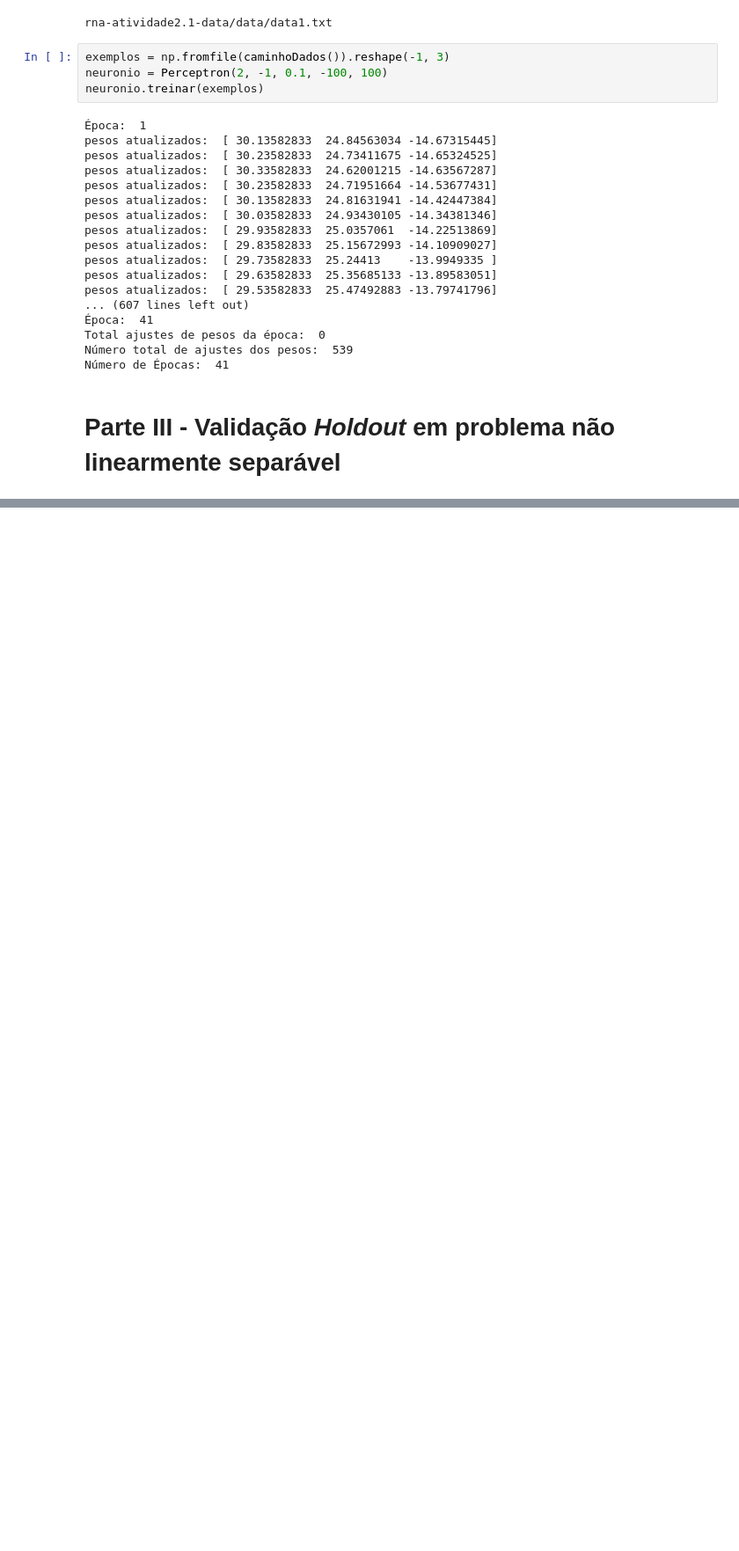
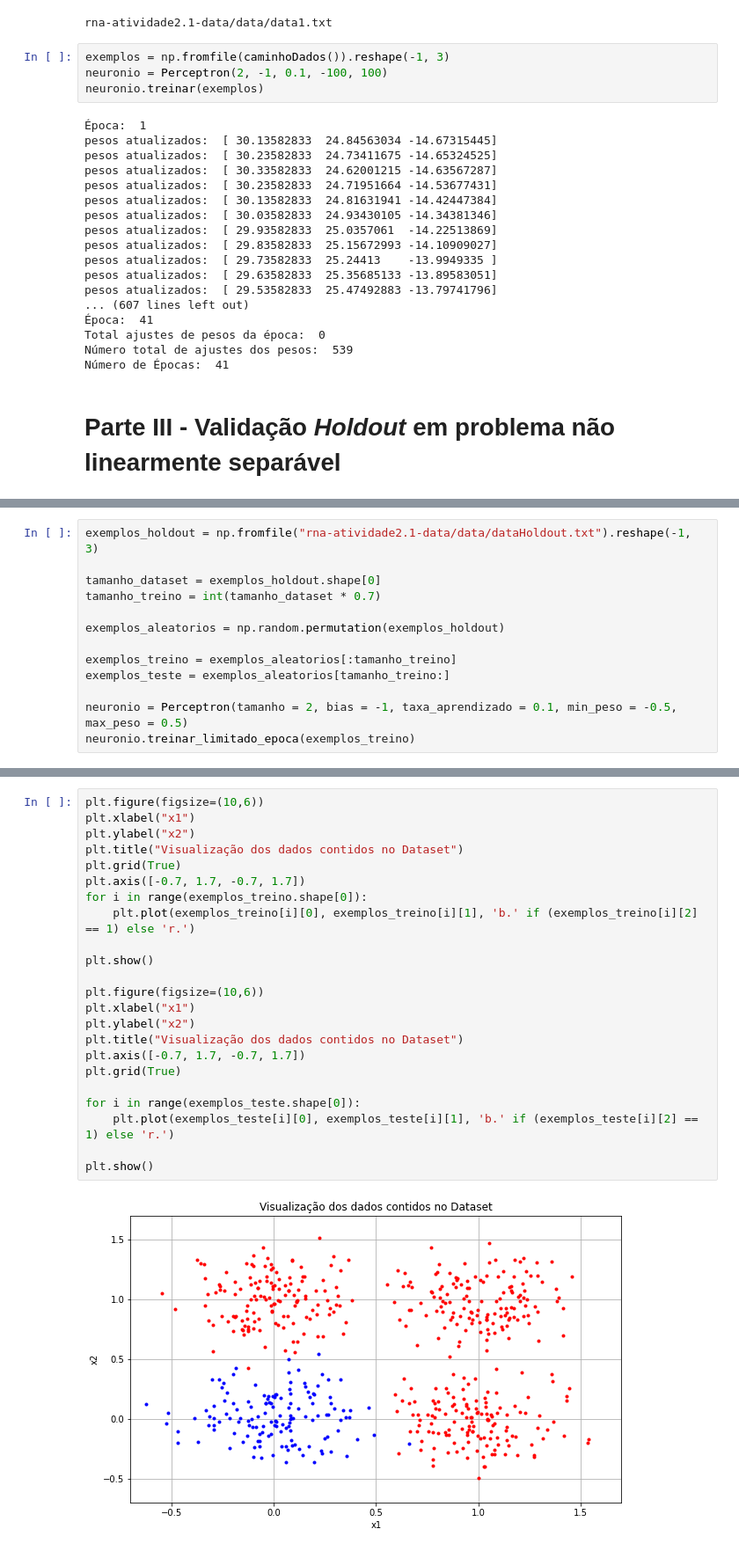
Before and after one commit to willianszwy/Aprendizado-Supervisionado-no-Neuronio-Perceptron, a Jupyter notebook: Perceptron.ipynb, the cells around one changed output, grey strips where cells are left out. Shown at 88% size. Saved outputs shown, nothing was run; the diff lists cells and outputs as text; blank space fills up the shorter version.

```diff
--- a/Perceptron.ipynb
+++ b/Perceptron.ipynb
@@ -170,0 +243,13 @@ Número de Épocas:  41
+# %%
+exemplos_holdout = np.fromfile("rna-atividade2.1-data/data/dataHoldout.txt").reshape(-1, 3)
+
+tamanho_dataset = exemplos_holdout.shape[0]
+tamanho_treino = int(tamanho_dataset * 0.7)
+
+exemplos_aleatorios = np.random.permutation(exemplos_holdout)
+
+exemplos_treino = exemplos_aleatorios[:tamanho_treino]
+exemplos_teste = exemplos_aleatorios[tamanho_treino:]
+
+neuronio = Perceptron(tamanho = 2, bias = -1, taxa_aprendizado = 0.1, min_peso = -0.5, max_peso = 0.5)
+neuronio.treinar_limitado_epoca(exemplos_treino)
@@ -170,0 +264,25 @@ Número de Épocas:  41
+# %%
+plt.figure(figsize=(10,6))
+plt.xlabel("x1")
+plt.ylabel("x2")
+plt.title("Visualização dos dados contidos no Dataset")
+plt.grid(True)
+plt.axis([-0.7, 1.7, -0.7, 1.7])
+for i in range(exemplos_treino.shape[0]):
+    plt.plot(exemplos_treino[i][0], exemplos_treino[i][1], 'b.' if (exemplos_treino[i][2] == 1) else 'r.')
+
+plt.show()
+
+plt.figure(figsize=(10,6))
+plt.xlabel("x1")
+plt.ylabel("x2")
+plt.title("Visualização dos dados contidos no Dataset")
+plt.axis([-0.7, 1.7, -0.7, 1.7])
+plt.grid(True)
+
+for i in range(exemplos_teste.shape[0]):
+    plt.plot(exemplos_teste[i][0], exemplos_teste[i][1], 'b.' if (exemplos_teste[i][2] == 1) else 'r.')
+
+plt.show()
+# %% [output]
+[figure, added]
```
Also changed, not shown: parts of 14 cells of this notebook.
